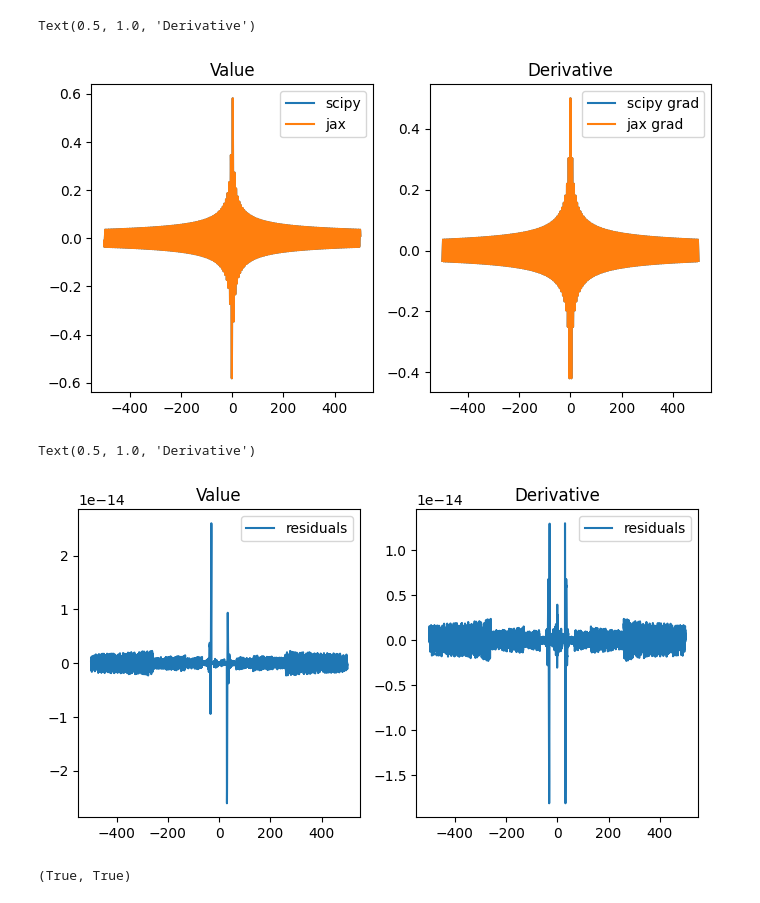
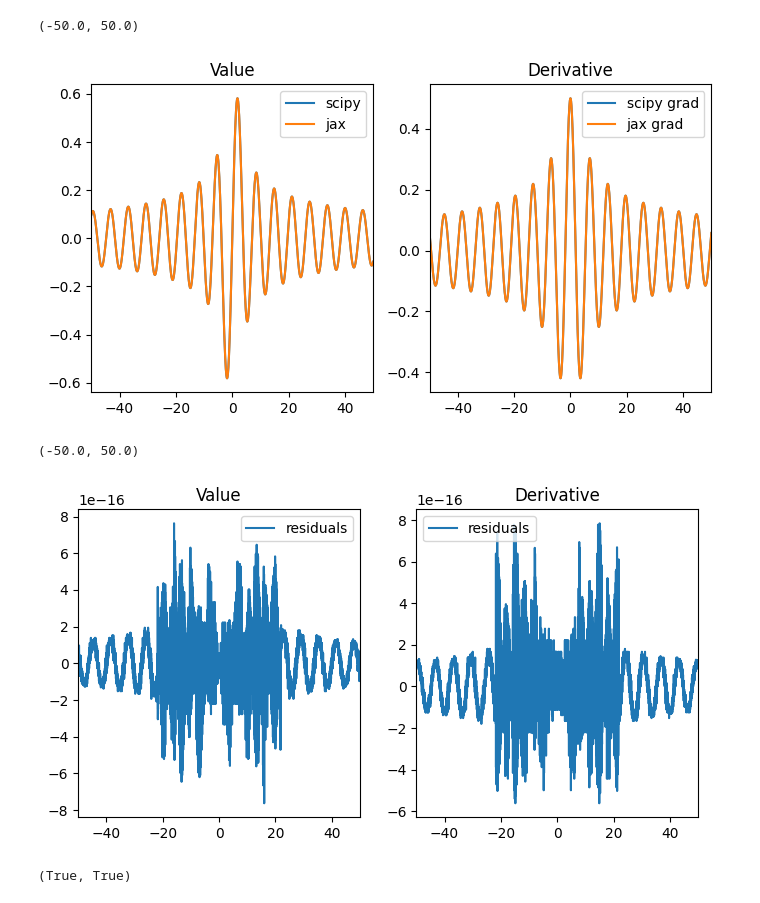
Before and after one commit to benjaminpope/sibylla, a Jupyter notebook: notebooks/bessel_test.ipynb, the cells around one changed output. Saved outputs shown, nothing was run; the diff lists cells and outputs as text; code cells hidden in the pictures.

```diff
--- a/notebooks/bessel_test.ipynb
+++ b/notebooks/bessel_test.ipynb
@@ -109,14 +83,17 @@ Array(-0.25028304, dtype=float64, weak_type=True)
 # %%
-x = np.linspace(-500, 500, 10000)
+x = np.linspace(-50, 50, 10000)
 
 y = jv(1, x)
 yy = j1(x)
 # yy_large = j1_large(x)
-gg = gs(x)
+# yy_small = j1_small(x)
+# yy_c = j1_c(x)
+
 plt.plot(x, y, label="scipy")
 plt.plot(x, yy, label="jax")
 # plt.plot(x, yy_large, label="jax large")
+# plt.plot(x, yy_c, label="jax c")
+
 plt.legend()
 plt.xlim(-50,50)
-plt.axvline(-30)
 # %% [output]
@@ -137,26 +114,26 @@ ax2.plot(x, gg, label="jax grad")
 gscipy = 0.5 * (jv(0, x) - jv(2, x))
 ax2.legend()
 ax2.set_title("Derivative")
-# ax1.set_xlim(0, 25)
+ax1.set_xlim(-50, 50)
 # %% [output]
-Text(0.5, 1.0, 'Derivative')
+(-50.0, 50.0)
-[figure, old version]
+[figure, new version]
 # %%
 ## do the plot of the value and the derivative, in subplots (1,2)
 fig, (ax1, ax2) = plt.subplots(1, 2, figsize=(8, 4),sharex=True)
 
 ax1.plot(x, y-yy, label="residuals")
 ax1.legend()
 ax1.set_title('Value')
 
 ax2.plot(x, gg-gscipy, label="residuals")
 gscipy = 0.5 * (jv(0, x) - jv(2, x))
 ax2.legend()
 ax2.set_title("Derivative")
-# ax1.set_xlim(0, 25)
+ax1.set_xlim(-50, 50)
 # %% [output]
-Text(0.5, 1.0, 'Derivative')
+(-50.0, 50.0)
-[figure, old version]
+[figure, new version]
 # %%
 (np.all(np.isfinite(gg)),np.all(np.isfinite(yy)))
 # %% [output]
```
Also changed, not shown: parts of 6 cells of this notebook.
